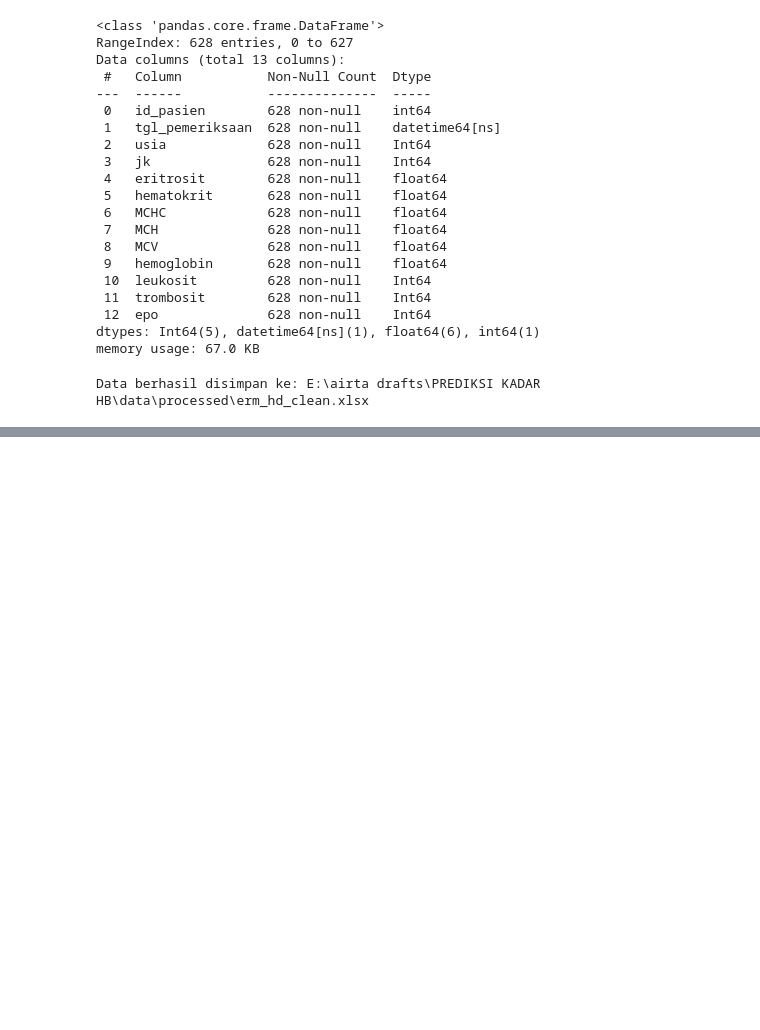
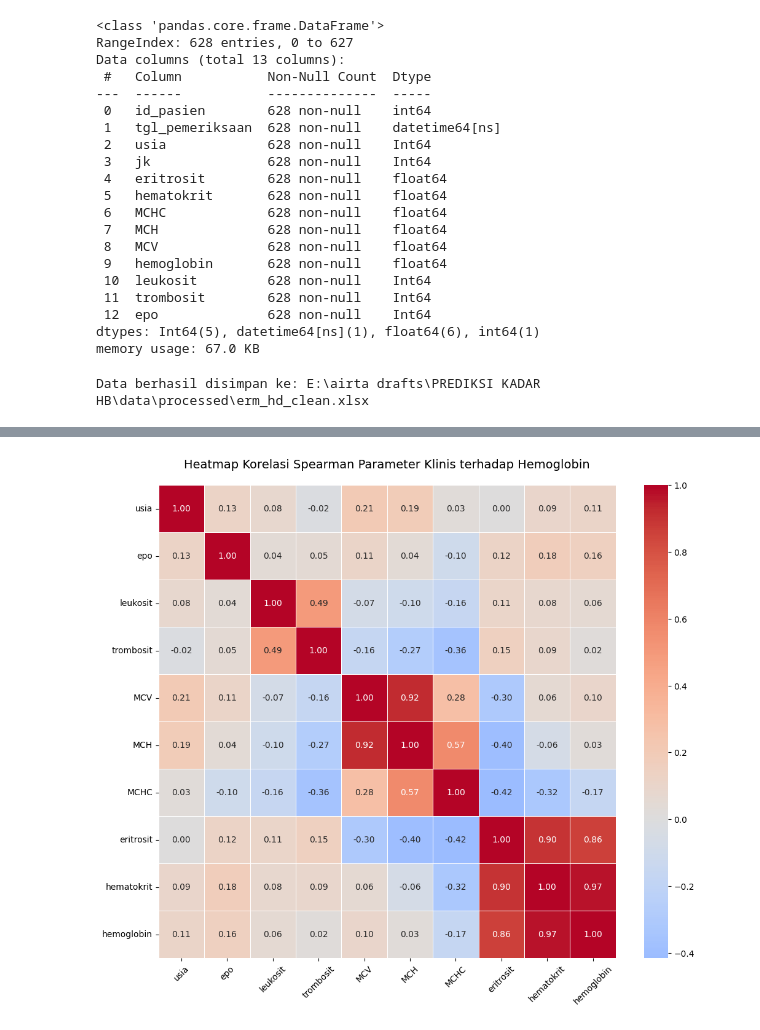
Before and after one commit to airtaprtw/PREDIKSI-KADAR-HB, a Jupyter notebook: notebooks/01_EDA.ipynb, the cells around one changed output, grey strips where cells are left out. Cells and saved outputs as stored; diff of their text form; code cells hidden in the pictures; blank space fills up the shorter version.

```diff
--- a/notebooks/01_EDA.ipynb
+++ b/notebooks/01_EDA.ipynb
@@ -362 +455,31 @@ plt.show()
+# %%
+# 1. Tentukan urutan kolom agar target (hemoglobin) berada di paling akhir
+# Ini memudahkan pembaca melihat korelasi fitur terhadap target dalam satu baris/kolom
+cols_order = ['usia', 'epo', 'leukosit', 'trombosit', 'MCV', 'MCH', 'MCHC', 'eritrosit', 'hematokrit', 'hemoglobin']
+
+# 2. Hitung korelasi Spearman
+# Spearman lebih robust terhadap outlier dan hubungan non-linear dibanding Pearson
+correlation_matrix = df_clean[cols_order].corr(method='spearman')
+
+# 3. Visualisasi
+plt.figure(figsize=(12, 10)) # Ukuran sedikit diperbesar agar angka tidak berhimpitan
+
+# Menggunakan mask untuk menyembunyikan bagian segitiga atas (opsional, agar lebih bersih)
+# import numpy as np
+# mask = np.triu(np.ones_like(correlation_matrix, dtype=bool))
+
+sns.heatmap(
+    correlation_matrix,
+    annot=True,          # Menampilkan angka korelasi
+    cmap='coolwarm',     # Warna merah (positif), biru (negatif), putih (netral)
+    fmt=".2f",           # Dua angka di belakang koma
+    linewidths=0.5,      # Memberi jarak antar kotak
+    center=0             # Memastikan warna putih berada di angka 0
+)
+
+plt.title("Heatmap Korelasi Spearman Parameter Klinis terhadap Hemoglobin", fontsize=14, pad=20)
+plt.xticks(rotation=45) # Memutar label X agar mudah dibaca
+plt.show()
+# %% [output]
+[figure, added]
 # %%
```
Also changed, not shown: parts of 16 cells of this notebook, 1 other file.
